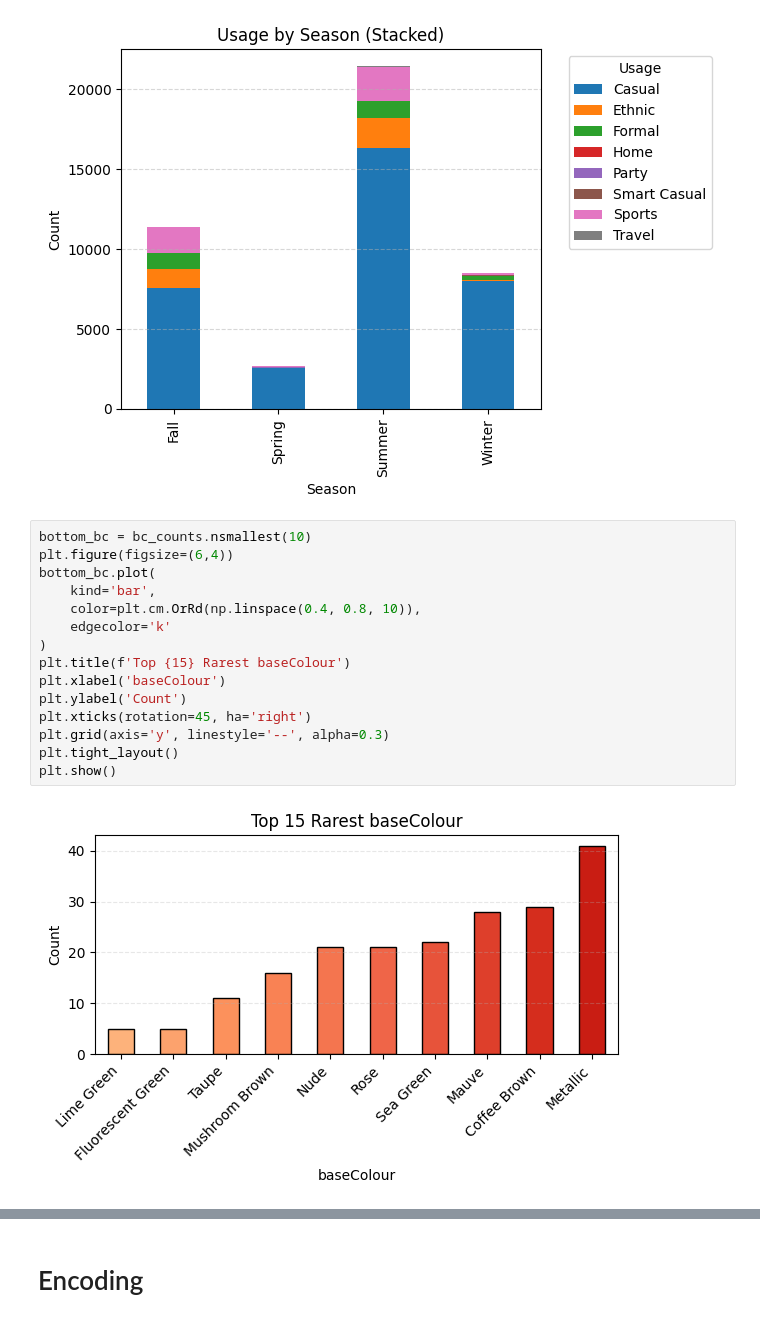
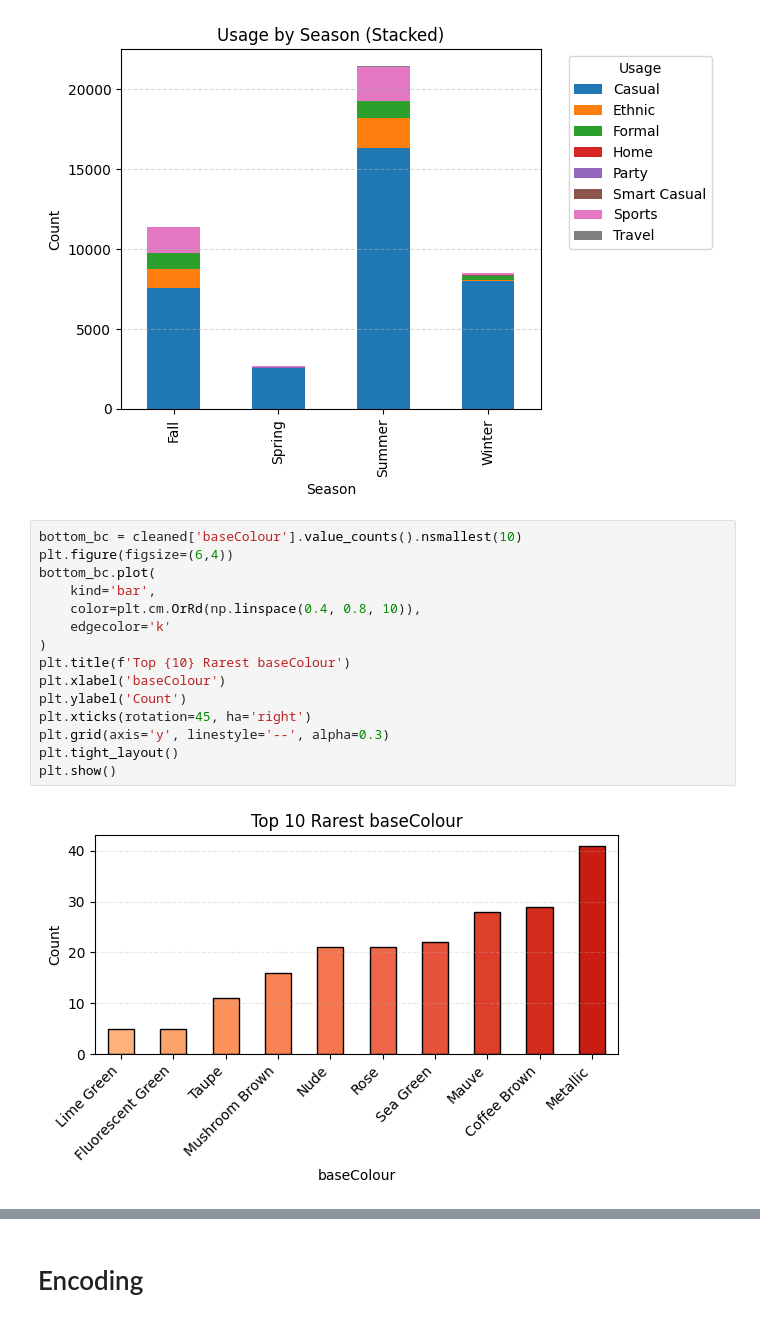
Before and after one commit to aminnademi/Predict-Fashion-Product-Images, a Jupyter notebook: Training/training_process.ipynb, the cells around one changed output, grey strips where cells are left out. Saved outputs shown, nothing was run; the diff lists cells and outputs as text.

```diff
--- a/Training/training_process.ipynb
+++ b/Training/training_process.ipynb
@@ -108,21 +108,21 @@ plt.tight_layout()
 plt.show()
 # %% [output]
 [figure]
-# %%
-bottom_bc = bc_counts.nsmallest(10)
-plt.figure(figsize=(6,4))
-bottom_bc.plot(
-    kind='bar',
-    color=plt.cm.OrRd(np.linspace(0.4, 0.8, 10)),
-    edgecolor='k'
-)
-plt.title(f'Top {15} Rarest baseColour')
-plt.xlabel('baseColour')
-plt.ylabel('Count')
-plt.xticks(rotation=45, ha='right')
-plt.grid(axis='y', linestyle='--', alpha=0.3)
-plt.tight_layout()
-plt.show()
-# %% [output]
-[figure, removed]
+# %%
+bottom_bc = cleaned['baseColour'].value_counts().nsmallest(10)
+plt.figure(figsize=(6,4))
+bottom_bc.plot(
+    kind='bar',
+    color=plt.cm.OrRd(np.linspace(0.4, 0.8, 10)),
+    edgecolor='k'
+)
+plt.title(f'Top {10} Rarest baseColour')
+plt.xlabel('baseColour')
+plt.ylabel('Count')
+plt.xticks(rotation=45, ha='right')
+plt.grid(axis='y', linestyle='--', alpha=0.3)
+plt.tight_layout()
+plt.show()
+# %% [output]
+[figure, added]
 # %%
```
Also changed, not shown: parts of 7 cells of this notebook.
